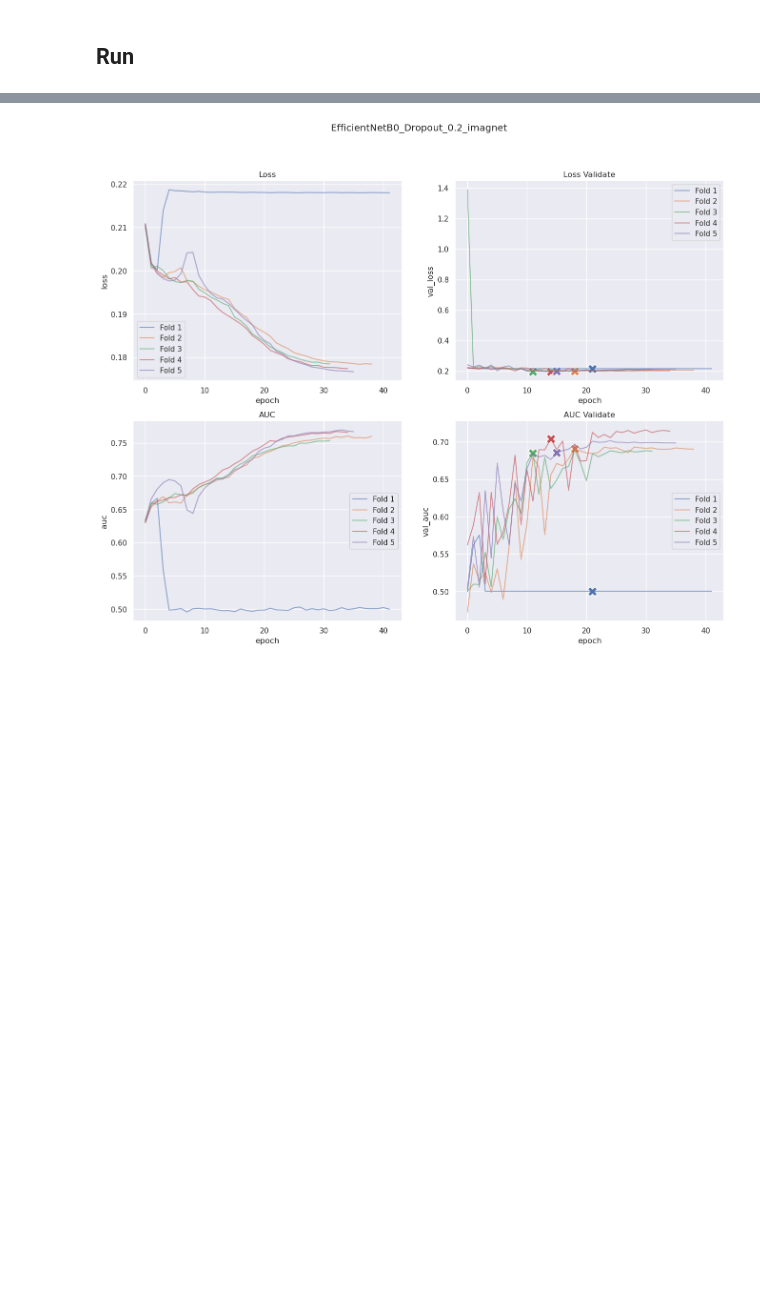
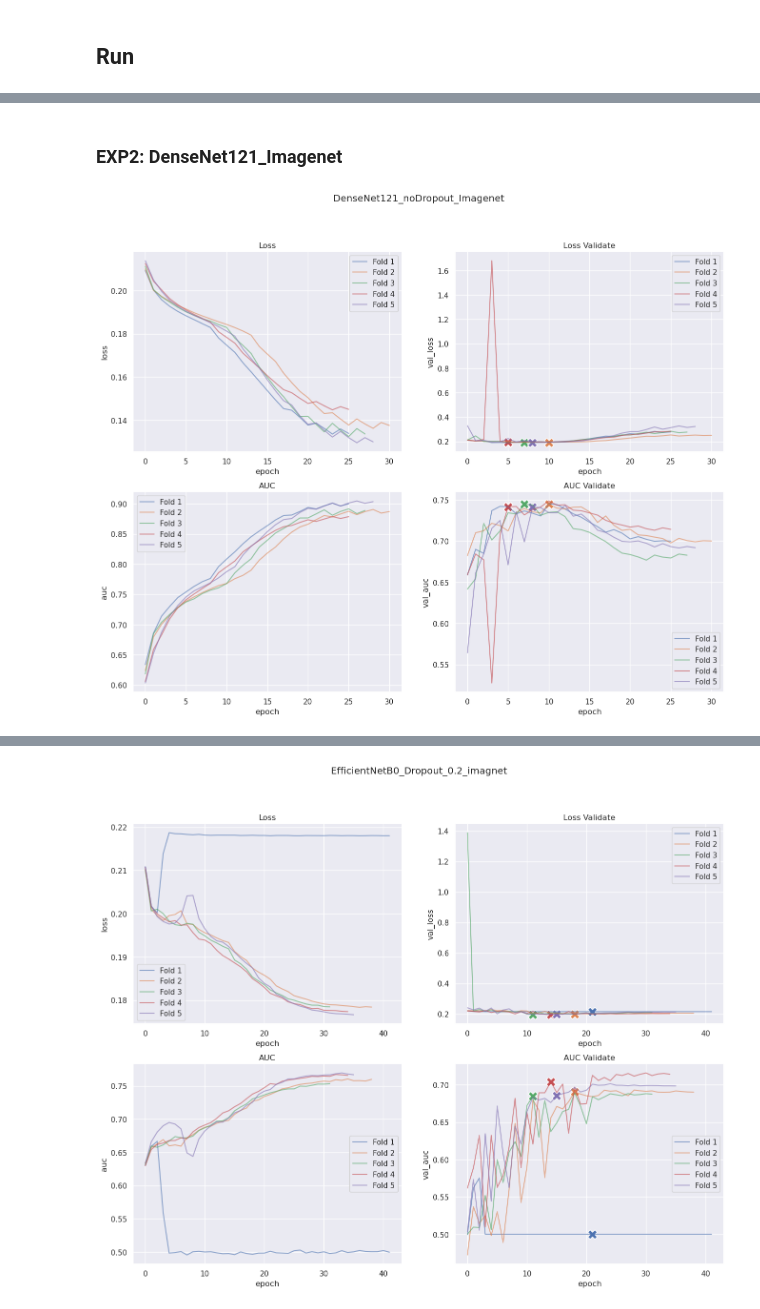
Before and after one commit to chonsawat/ChestXray-14, a Jupyter notebook: Graph models.ipynb, the cells around one changed output, grey strips where cells are left out. Drawn from its saved outputs; the diff is of its cells as text; code cells hidden in the pictures; blank space fills up the shorter version.

```diff
--- a/Graph models.ipynb
+++ b/Graph models.ipynb
@@ -73,0 +76,8 @@ plot_model_learning(name, path)
+# %% [markdown]
+### EXP2: DenseNet121_Imagenet
+# %%
+name = "DenseNet121_noDropout_Imagenet"
+path = "results/history/DenseNet121_noDropout_imagenet"
+plot_model_learning(name, path)
+# %% [output]
+[figure, added]
```
Also changed, not shown: parts of 16 cells of this notebook, 3 other files.
